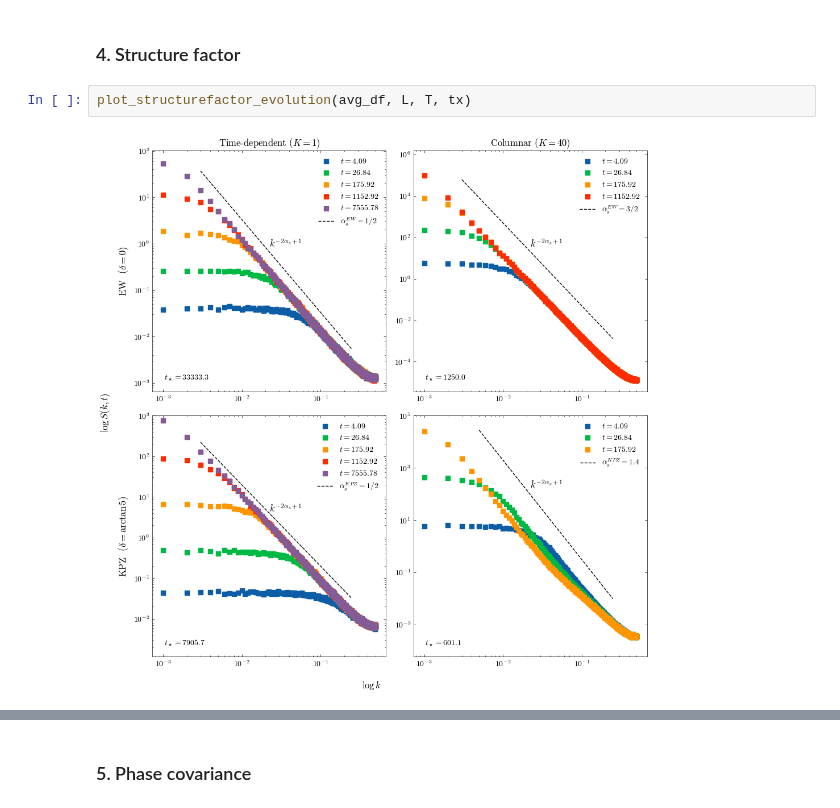
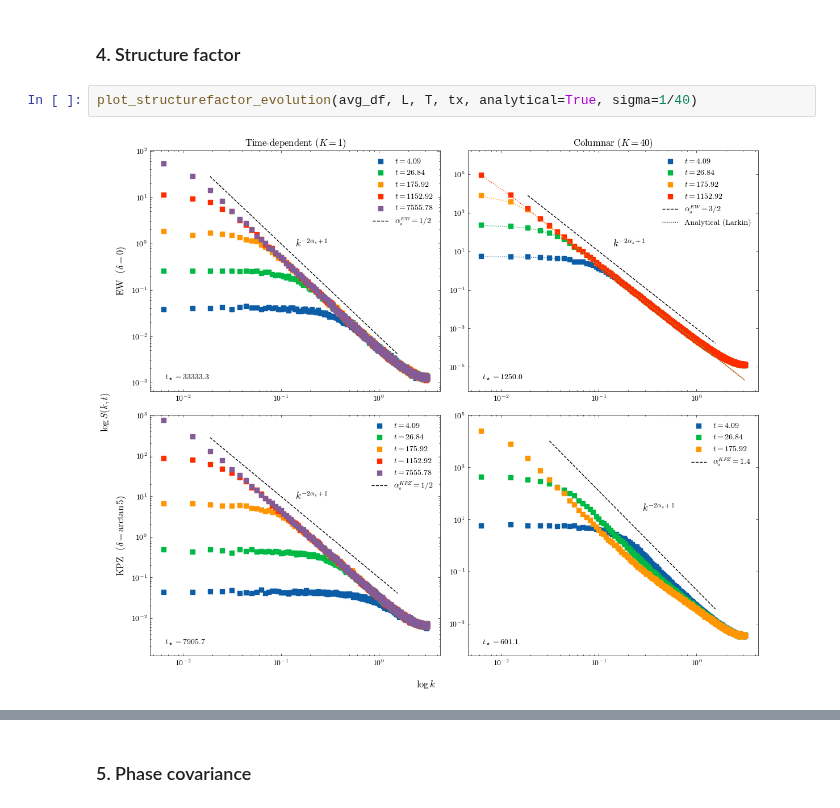
Before and after one commit to goznalo-git/RoughKuramoto, a Jupyter notebook: 1-All_together.ipynb, the cells around one changed output, grey strips where cells are left out. Drawn from its saved outputs; the diff is of its cells as text.

Commit message:
Covariance fixed and properly collapsed. Structure factor plots properly scaled

```diff
--- a/1-All_together.ipynb
+++ b/1-All_together.ipynb
@@ -400,9 +400,9 @@ plot_heightdifference_collapse(avg_df, L, T, tx)
 # %% [markdown]
 ### 4. Structure factor
 # %%
-plot_structurefactor_evolution(avg_df, L, T, tx)
+plot_structurefactor_evolution(avg_df, L, T, tx, analytical=True, sigma=1/40)
 # %% [output]
-[figure, old version]
+[figure, new version]
 # %%
 plot_structurefactor_collapse(avg_df, L, T, tx)
 # %% [output]
```
Also changed, not shown: parts of 5 cells of this notebook, 5 other files.
